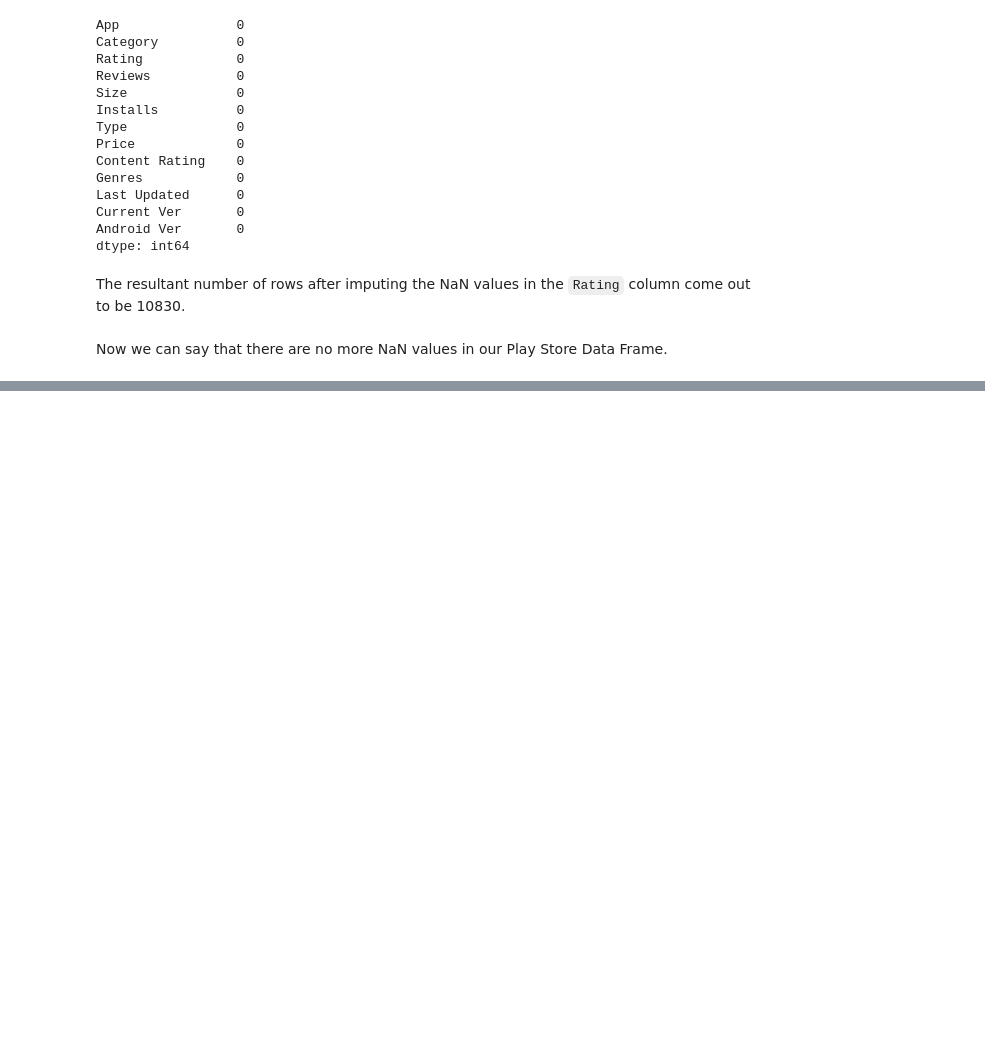
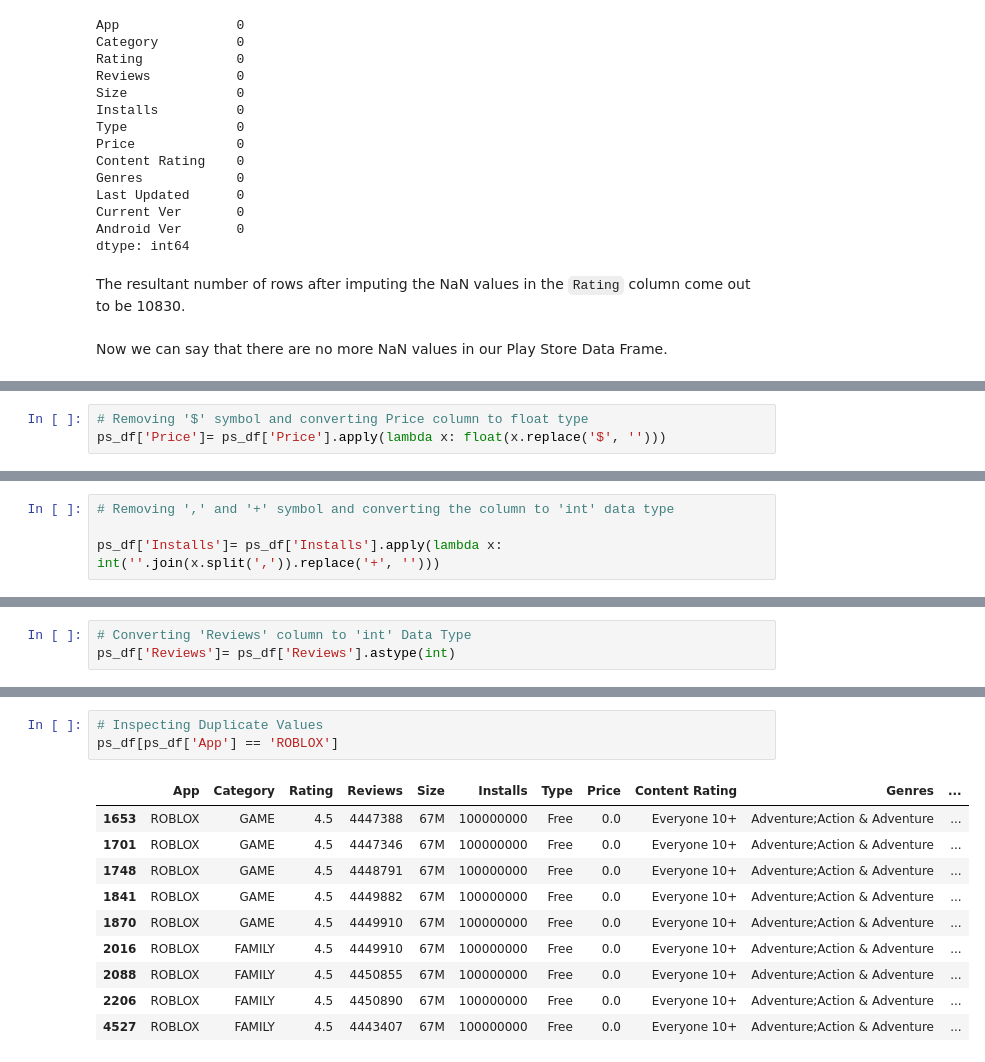
Before and after one commit to Abhishek-Shubham001/Play-Store-App-Review-Analysis, a Jupyter notebook: Play_Store_App_Review_Analysis_Capstone_Project.ipynb, the cells around one changed output, grey strips where cells are left out. Drawn from its saved outputs; the diff is of its cells as text; blank space fills up the shorter version.

```diff
--- a/Play_Store_App_Review_Analysis_Capstone_Project.ipynb
+++ b/Play_Store_App_Review_Analysis_Capstone_Project.ipynb
@@ -606,0 +718,3 @@ Now we can say that there are no more NaN values in our Play Store Data Frame.
+# %%
+# Removing '$' symbol and converting Price column to float type
+ps_df['Price']= ps_df['Price'].apply(lambda x: float(x.replace('$', '')))
@@ -606,0 +741,4 @@ Now we can say that there are no more NaN values in our Play Store Data Frame.
+# %%
+# Removing ',' and '+' symbol and converting the column to 'int' data type
+
+ps_df['Installs']= ps_df['Installs'].apply(lambda x: int(''.join(x.split(',')).replace('+', '')))
@@ -606,0 +758,3 @@ Now we can say that there are no more NaN values in our Play Store Data Frame.
+# %%
+# Converting 'Reviews' column to 'int' Data Type
+ps_df['Reviews']= ps_df['Reviews'].astype(int)
@@ -606,0 +781,14 @@ Now we can say that there are no more NaN values in our Play Store Data Frame.
+# %%
+# Inspecting Duplicate Values
+ps_df[ps_df['App'] == 'ROBLOX']
+# %% [output]
+|  | App | Category | Rating | Reviews | Size | Installs | Type | Price | Content Rating | Genres | ... |
+| 1653 | ROBLOX | GAME | 4.5 | 4447388 | 67M | 100000000 | Free | 0.0 | Everyone 10+ | Adventure;Action & Adventure | ... |
+| 1701 | ROBLOX | GAME | 4.5 | 4447346 | 67M | 100000000 | Free | 0.0 | Everyone 10+ | Adventure;Action & Adventure | ... |
+| 1748 | ROBLOX | GAME | 4.5 | 4448791 | 67M | 100000000 | Free | 0.0 | Everyone 10+ | Adventure;Action & Adventure | ... |
+| 1841 | ROBLOX | GAME | 4.5 | 4449882 | 67M | 100000000 | Free | 0.0 | Everyone 10+ | Adventure;Action & Adventure | ... |
+| 1870 | ROBLOX | GAME | 4.5 | 4449910 | 67M | 100000000 | Free | 0.0 | Everyone 10+ | Adventure;Action & Adventure | ... |
+| 2016 | ROBLOX | FAMILY | 4.5 | 4449910 | 67M | 100000000 | Free | 0.0 | Everyone 10+ | Adventure;Action & Adventure | ... |
+| 2088 | ROBLOX | FAMILY | 4.5 | 4450855 | 67M | 100000000 | Free | 0.0 | Everyone 10+ | Adventure;Action & Adventure | ... |
+| 2206 | ROBLOX | FAMILY | 4.5 | 4450890 | 67M | 100000000 | Free | 0.0 | Everyone 10+ | Adventure;Action & Adventure | ... |
+| 4527 | ROBLOX | FAMILY | 4.5 | 4443407 | 67M | 100000000 | Free | 0.0 | Everyone 10+ | Adventure;Action & Adventure | ... |
```
Also changed, not shown: parts of 42 cells of this notebook.
